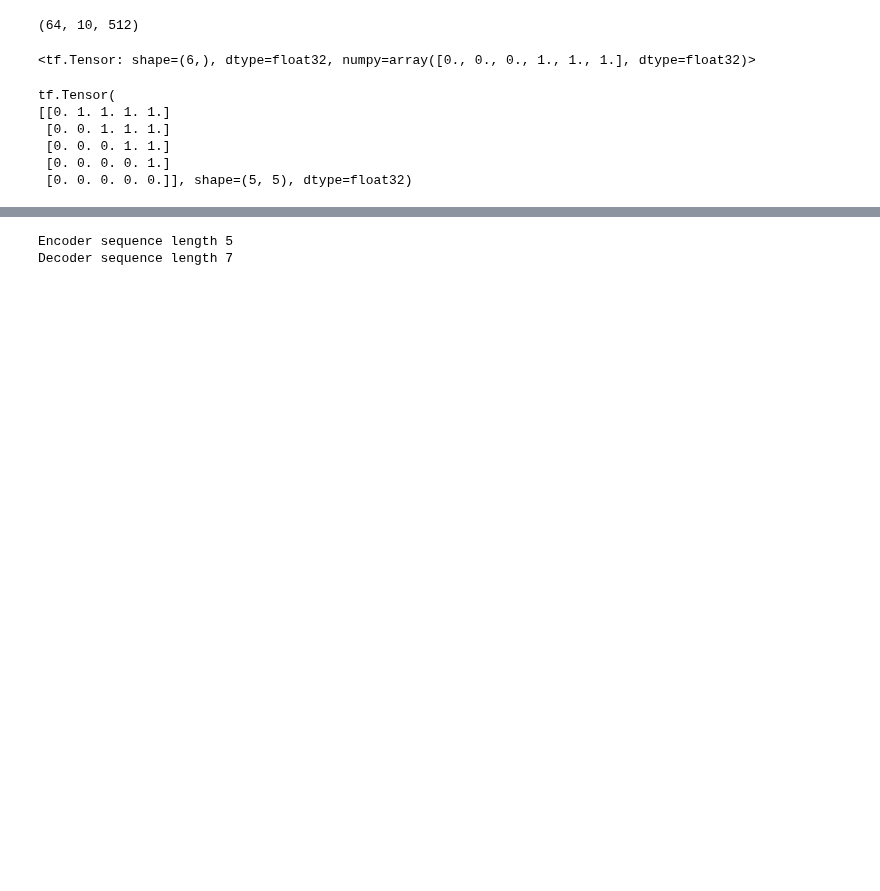
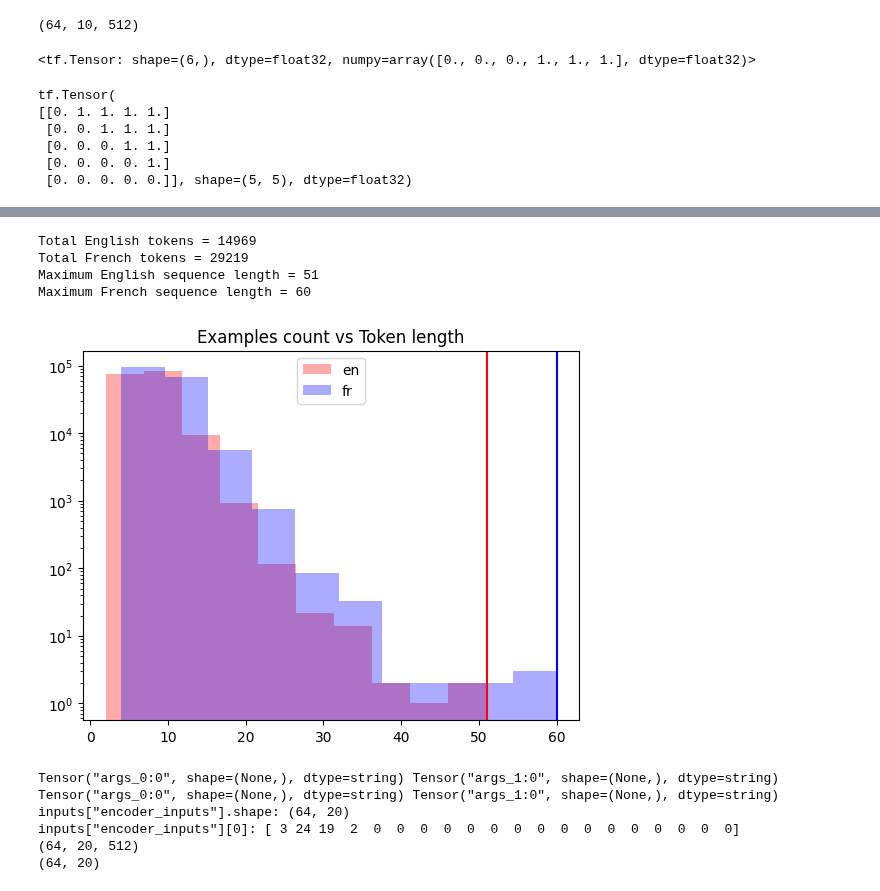
Before and after one commit to sriksmachi/sriksml, a Jupyter notebook: language-models/transformers_001.ipynb, the cells around one changed output, grey strips where cells are left out. Saved outputs shown, nothing was run; the diff lists cells and outputs as text; code cells hidden in the pictures; blank space fills up the shorter version.

```diff
--- a/language-models/transformers_001.ipynb
+++ b/language-models/transformers_001.ipynb
@@ -444,6 +425,48 @@ trainX, trainY, train, enc_seq_len, dec_seq_len, enc_seq_vocab_size, dec_seq_voc
-# %%
-print('Encoder sequence length', enc_seq_len)
-print('Decoder sequence length', dec_seq_len)
-# %% [output]
-Encoder sequence length 5
-Decoder sequence length 7
+# %%
+# find out how many distinct tokens exist
+
+import pickle
+
+with open("text_pairs.pickle", "rb") as fp:
+    text_paris = pickle.load(fp)
+
+eng_tokens, fra_tokens = set(), set()
+eng_maxlength, fra_maxlength = 0, 0
+for eng, fra in text_paris:
+    eng_token, fra_token = eng.split(), fra.split()
+    eng_maxlength = max(len(eng_token), eng_maxlength)
+    fra_maxlength = max(len(fra_token), fra_maxlength)
+    eng_tokens.update(eng_token)
+    fra_tokens.update(fra_token)
+print(f"Total English tokens = {len(eng_tokens)}")
+print(f"Total French tokens = {len(fra_tokens)}")
+print(f"Maximum English sequence length = {eng_maxlength}")
+print(f"Maximum French sequence length = {fra_maxlength}")
+# %% [output]
+Total English tokens = 14969
+Total French tokens = 29219
+Maximum English sequence length = 51
+Maximum French sequence length = 60
+# %%
+import pickle
+
+import matplotlib.pyplot as plt
+
+with open("text_pairs.pickle", "rb") as fp:
+    text_pairs = pickle.load(fp)
+
+# histogram of sentence length in tokens
+en_lengths = [len(eng.split()) for eng, fra in text_pairs]
+fr_lengths = [len(fra.split()) for eng, fra in text_pairs]
+
+plt.hist(en_lengths, label="en", color="red", alpha=0.33)
+plt.hist(fr_lengths, label="fr", color="blue", alpha=0.33)
+plt.yscale("log")     # sentence length fits Benford"s law
+plt.ylim(plt.ylim())  # make y-axis consistent for both plots
+plt.plot([max(en_lengths), max(en_lengths)], plt.ylim(), color="red")
+plt.plot([max(fr_lengths), max(fr_lengths)], plt.ylim(), color="blue")
+plt.legend()
+plt.title("Examples count vs Token length")
+plt.show()
+# %% [output]
+[figure, added]
@@ -449,0 +554,17 @@ Decoder sequence length 7
+# %%
+dataset = PrepareDataset()
+train_ds, test_ds = dataset( "text_pairs.pickle")
+for inputs, targets in train_ds.take(1):
+    print(f'inputs["encoder_inputs"].shape: {inputs["encoder_inputs"].shape}')
+    print(f'inputs["encoder_inputs"][0]: {inputs["encoder_inputs"][0]}')
+    embed_en = PositionalEmbeddingLayer(20, 10000, 512)
+    en_emb = embed_en(inputs["encoder_inputs"])
+    print(en_emb.shape)
+    print(en_emb._keras_mask.shape)
+# %% [output]
+Tensor("args_0:0", shape=(None,), dtype=string) Tensor("args_1:0", shape=(None,), dtype=string)
+Tensor("args_0:0", shape=(None,), dtype=string) Tensor("args_1:0", shape=(None,), dtype=string)
+inputs["encoder_inputs"].shape: (64, 20)
+inputs["encoder_inputs"][0]: [ 3 24 19  2  0  0  0  0  0  0  0  0  0  0  0  0  0  0  0  0]
+(64, 20, 512)
+(64, 20)
```
Also changed, not shown: parts of 14 cells of this notebook.
